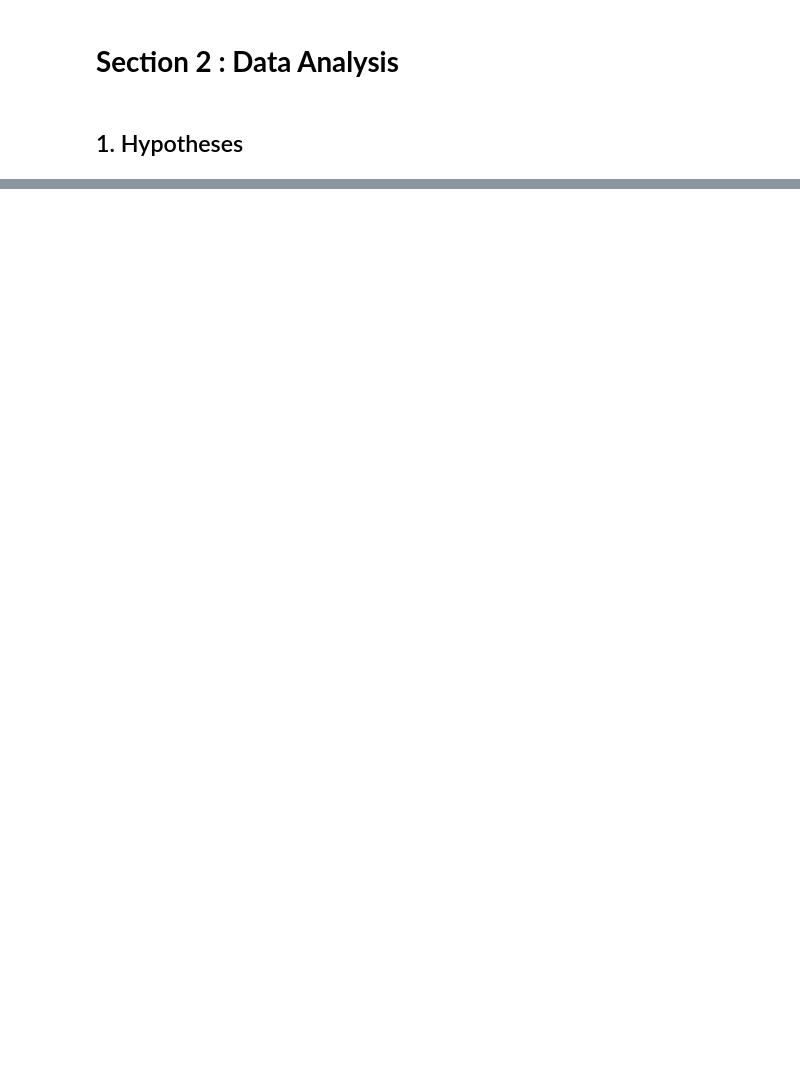
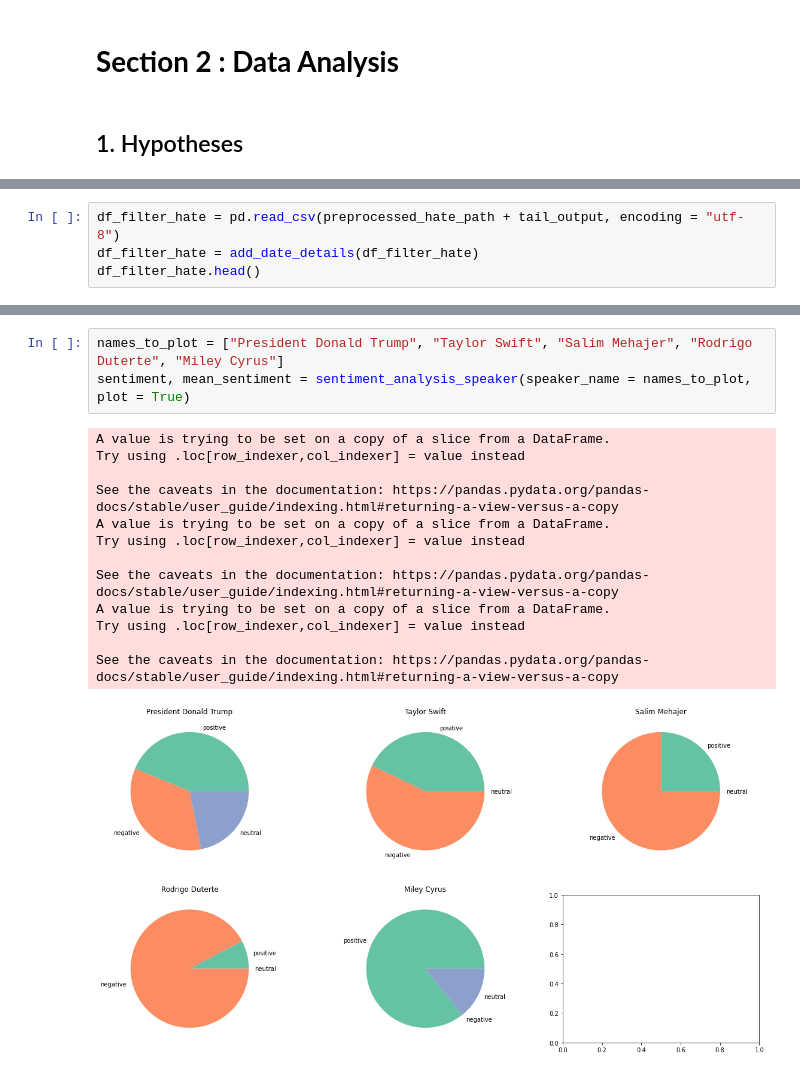
Before and after one commit to epfl-ada/ada-2021-project-the-data-collectivists, a Jupyter notebook: ADA_Project.ipynb, the cells around one changed output, grey strips where cells are left out. Saved outputs shown, nothing was run; the diff lists cells and outputs as text; blank space fills up the shorter version.

```diff
--- a/ADA_Project.ipynb
+++ b/ADA_Project.ipynb
@@ -281,0 +615,4 @@ We notice that with this first filtering, the median is now at 23 occurences per
+# %%
+df_filter_hate = pd.read_csv(preprocessed_hate_path + tail_output, encoding = "utf-8")
+df_filter_hate = add_date_details(df_filter_hate)
+df_filter_hate.head()
@@ -281,0 +830,17 @@ We notice that with this first filtering, the median is now at 23 occurences per
+# %%
+names_to_plot = ["President Donald Trump", "Taylor Swift", "Salim Mehajer", "Rodrigo Duterte", "Miley Cyrus"]
+sentiment, mean_sentiment = sentiment_analysis_speaker(speaker_name = names_to_plot, plot = True)
+# %% [output]
+A value is trying to be set on a copy of a slice from a DataFrame.
+Try using .loc[row_indexer,col_indexer] = value instead
+
+See the caveats in the documentation: https://pandas.pydata.org/pandas-docs/stable/user_guide/indexing.html#returning-a-view-versus-a-copy
+A value is trying to be set on a copy of a slice from a DataFrame.
+Try using .loc[row_indexer,col_indexer] = value instead
+
+See the caveats in the documentation: https://pandas.pydata.org/pandas-docs/stable/user_guide/indexing.html#returning-a-view-versus-a-copy
+A value is trying to be set on a copy of a slice from a DataFrame.
+Try using .loc[row_indexer,col_indexer] = value instead
+
+See the caveats in the documentation: https://pandas.pydata.org/pandas-docs/stable/user_guide/indexing.html#returning-a-view-versus-a-copy
+[figure, added]
```
Also changed, not shown: parts of 77 cells of this notebook.
